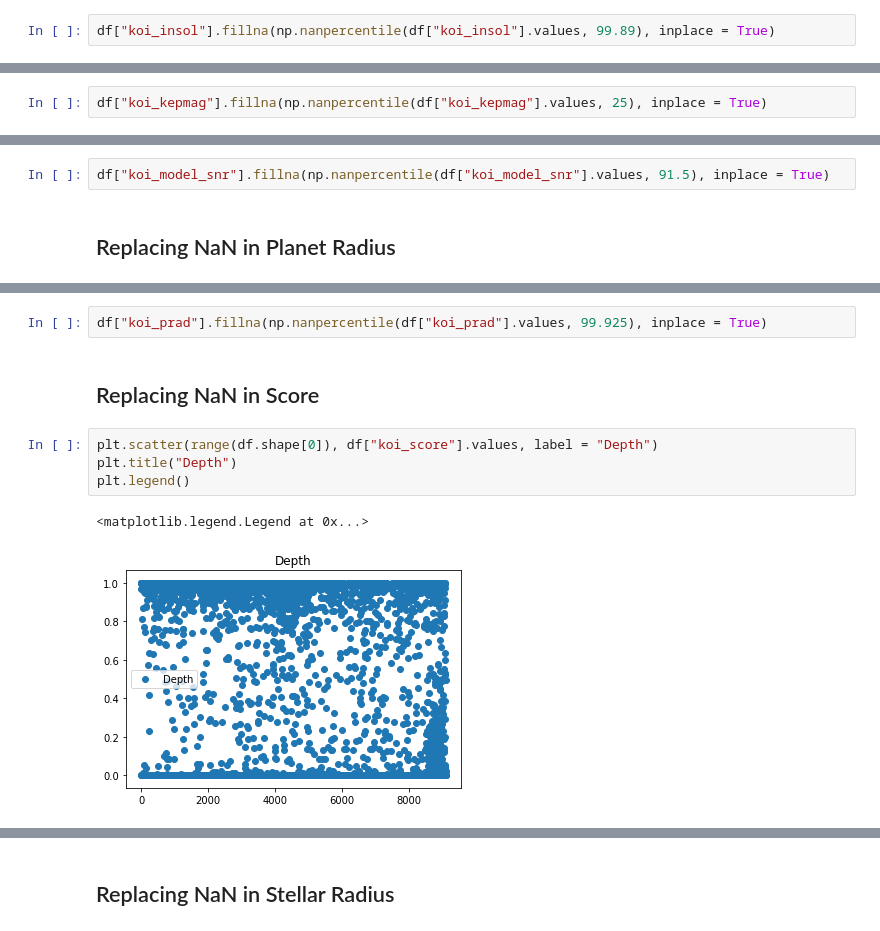
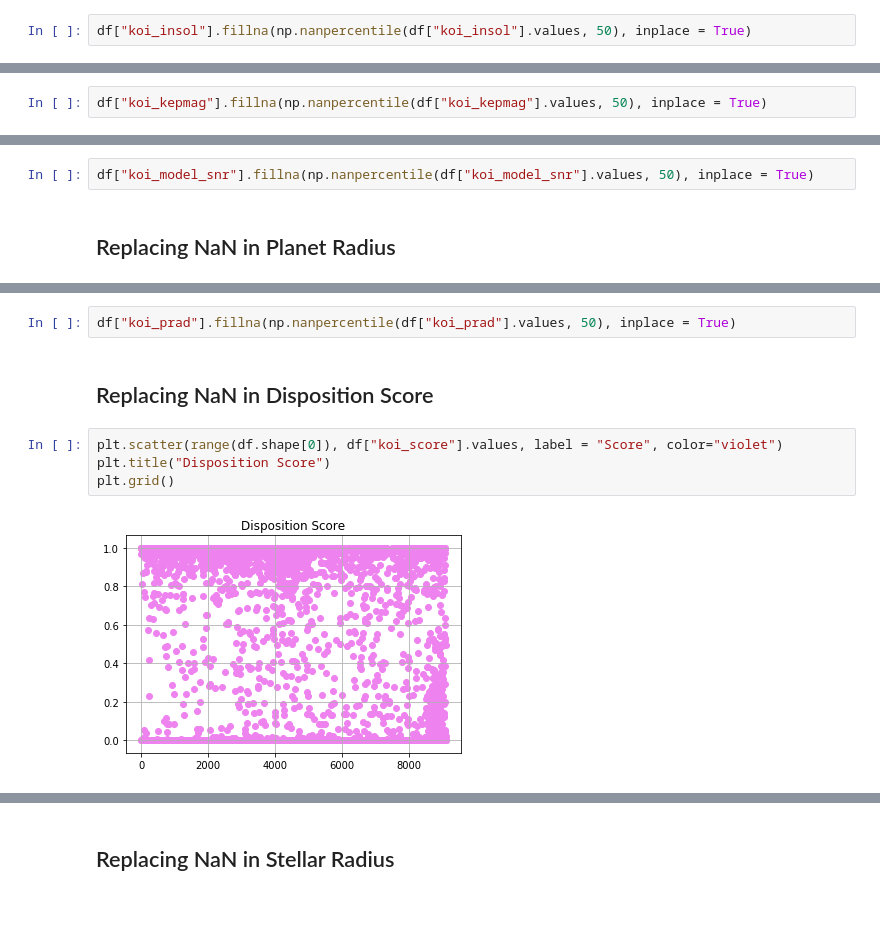
Before and after one commit to aditeyabaral/kepler-exoplanet-analysis, a Jupyter notebook: src/Data_Cleaning_v2.ipynb, the cells around one changed output, grey strips where cells are left out. Saved outputs shown, nothing was run; the diff lists cells and outputs as text.

```diff
--- a/src/Data_Cleaning_v2.ipynb
+++ b/src/Data_Cleaning_v2.ipynb
@@ -720,3 +559,3 @@ plt.legend()
 # %%
-df["koi_insol"].fillna(np.nanpercentile(df["koi_insol"].values, 99.89), inplace = True)
+df["koi_insol"].fillna(np.nanpercentile(df["koi_insol"].values, 50), inplace = True)
 # %% [markdown]
@@ -743,3 +576,3 @@ plt.legend()
 # %%
-df["koi_kepmag"].fillna(np.nanpercentile(df["koi_kepmag"].values, 25), inplace = True)
+df["koi_kepmag"].fillna(np.nanpercentile(df["koi_kepmag"].values, 50), inplace = True)
 # %% [markdown]
@@ -767,5 +593,5 @@ plt.legend()
 # %%
-df["koi_model_snr"].fillna(np.nanpercentile(df["koi_model_snr"].values, 91.5), inplace = True)
+df["koi_model_snr"].fillna(np.nanpercentile(df["koi_model_snr"].values, 50), inplace = True)
 # %% [markdown]
 ## Replacing NaN in Planet Radius
 # %%
@@ -791,11 +610,10 @@ plt.legend()
 # %%
-df["koi_prad"].fillna(np.nanpercentile(df["koi_prad"].values, 99.925), inplace = True)
+df["koi_prad"].fillna(np.nanpercentile(df["koi_prad"].values, 50), inplace = True)
 # %% [markdown]
-## Replacing NaN in Score
+## Replacing NaN in Disposition Score
 # %%
-plt.scatter(range(df.shape[0]), df["koi_score"].values, label = "Depth")
-plt.title("Depth")
-plt.legend()
+plt.scatter(range(df.shape[0]), df["koi_score"].values, label = "Score", color="violet")
+plt.title("Disposition Score")
+plt.grid()
 # %% [output]
-<matplotlib.legend.Legend at 0x...>
-[figure, old version]
+[figure, new version]
```
Also changed, not shown: parts of 113 cells of this notebook, 1 other file.
